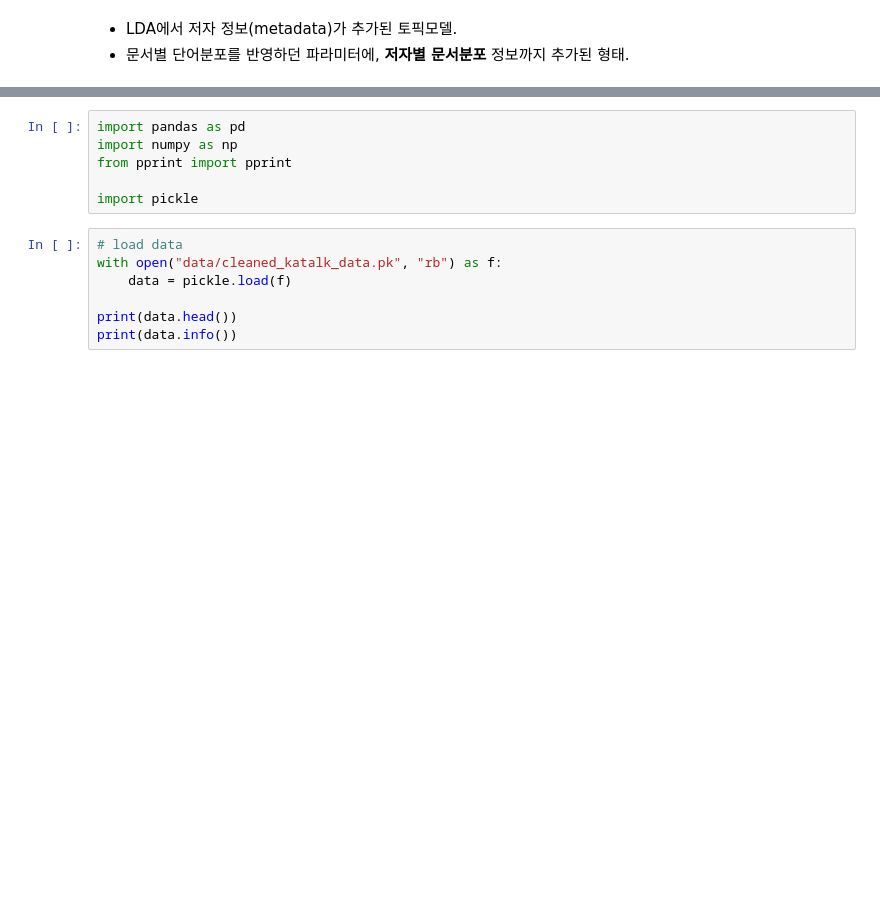
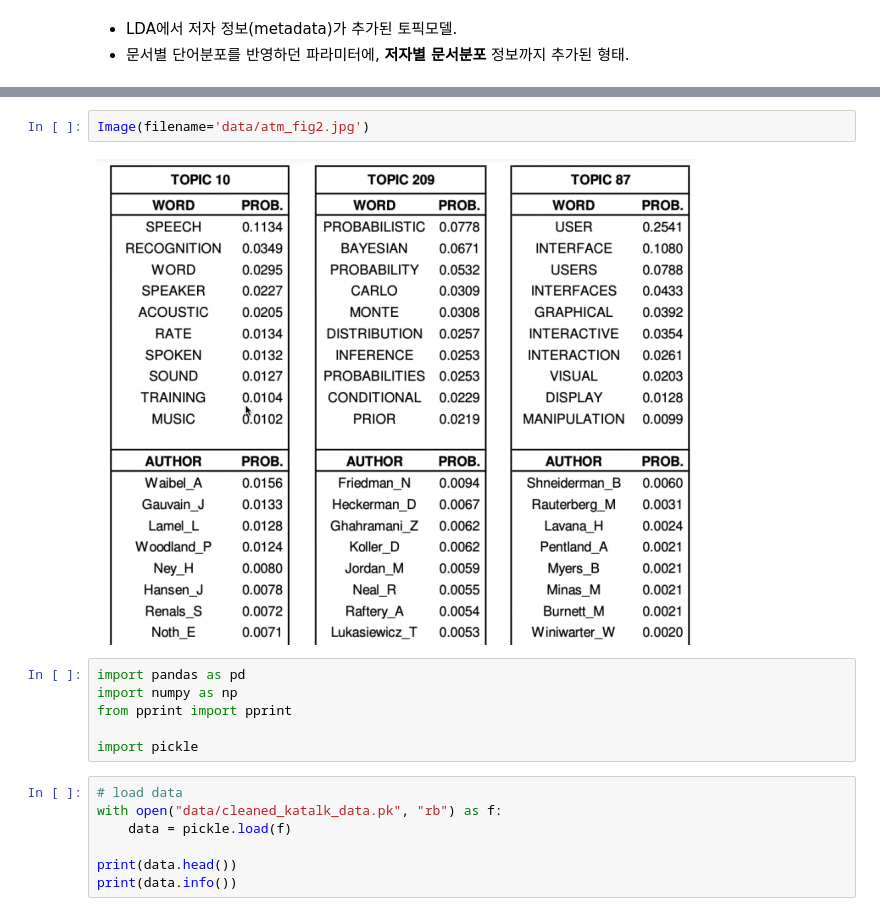
Before and after one commit to woosa7/nbcc_projects, a Jupyter notebook: ML/KoNLPy/11_AuthorTopicModel을 이용한 사용자별대화분석.ipynb, the cells around one changed output, grey strips where cells are left out. Drawn from its saved outputs; the diff is of its cells as text; blank space fills up the shorter version.

```diff
--- a/ML/KoNLPy/11_AuthorTopicModel을 이용한 사용자별대화분석.ipynb
+++ b/ML/KoNLPy/11_AuthorTopicModel을 이용한 사용자별대화분석.ipynb
@@ -10,3 +12,7 @@
+# %%
+Image(filename='data/atm_fig2.jpg')
+# %% [output]
+[figure, added]
 # %%
 import pandas as pd
 import numpy as np
```
Also changed, not shown: parts of 4 cells of this notebook.
